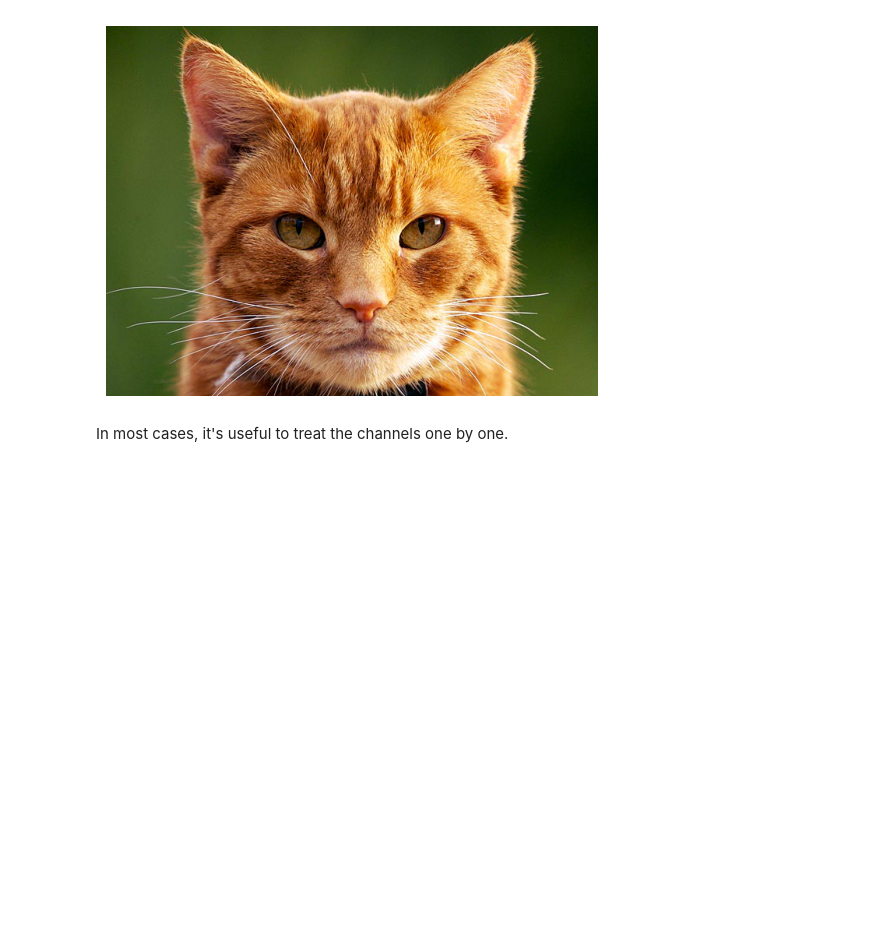
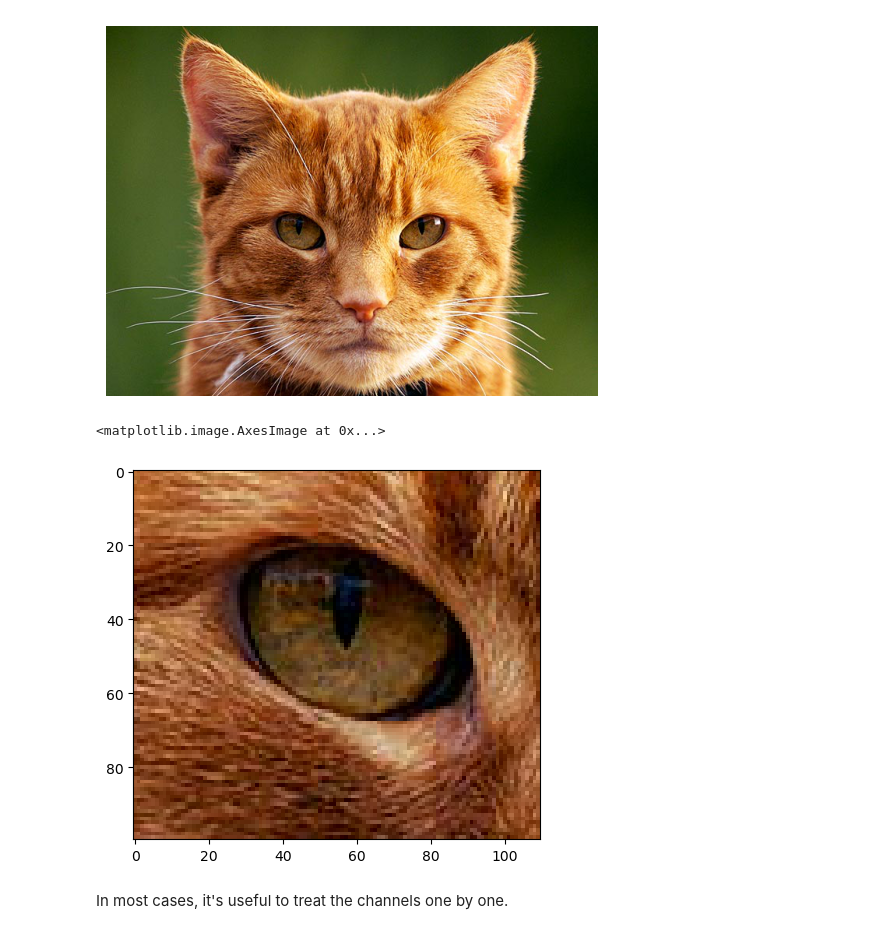
Before and after one commit to StanDobrev11/MathConceptsForDevs, a Jupyter notebook: data/06.LinearAlgebraLab/Linear Algebra Exercise.ipynb, the cells around one changed output. Drawn from its saved outputs; the diff is of its cells as text; code cells hidden in the pictures; blank space fills up the shorter version.

```diff
--- a/data/06.LinearAlgebraLab/Linear Algebra Exercise.ipynb
+++ b/data/06.LinearAlgebraLab/Linear Algebra Exercise.ipynb
@@ -527,6 +603,11 @@ plt.axis("off")
 plt.show()
 # %% [output]
 [figure]
+# %%
+plt.imshow(cat_image[220:320, 190:300])
+# %% [output]
+<matplotlib.image.AxesImage at 0x...>
+[figure, added]
 # %% [markdown]
 In most cases, it's useful to treat the channels one by one.
 # %%
```
Also changed, not shown: parts of 23 cells of this notebook, 5 other files.
